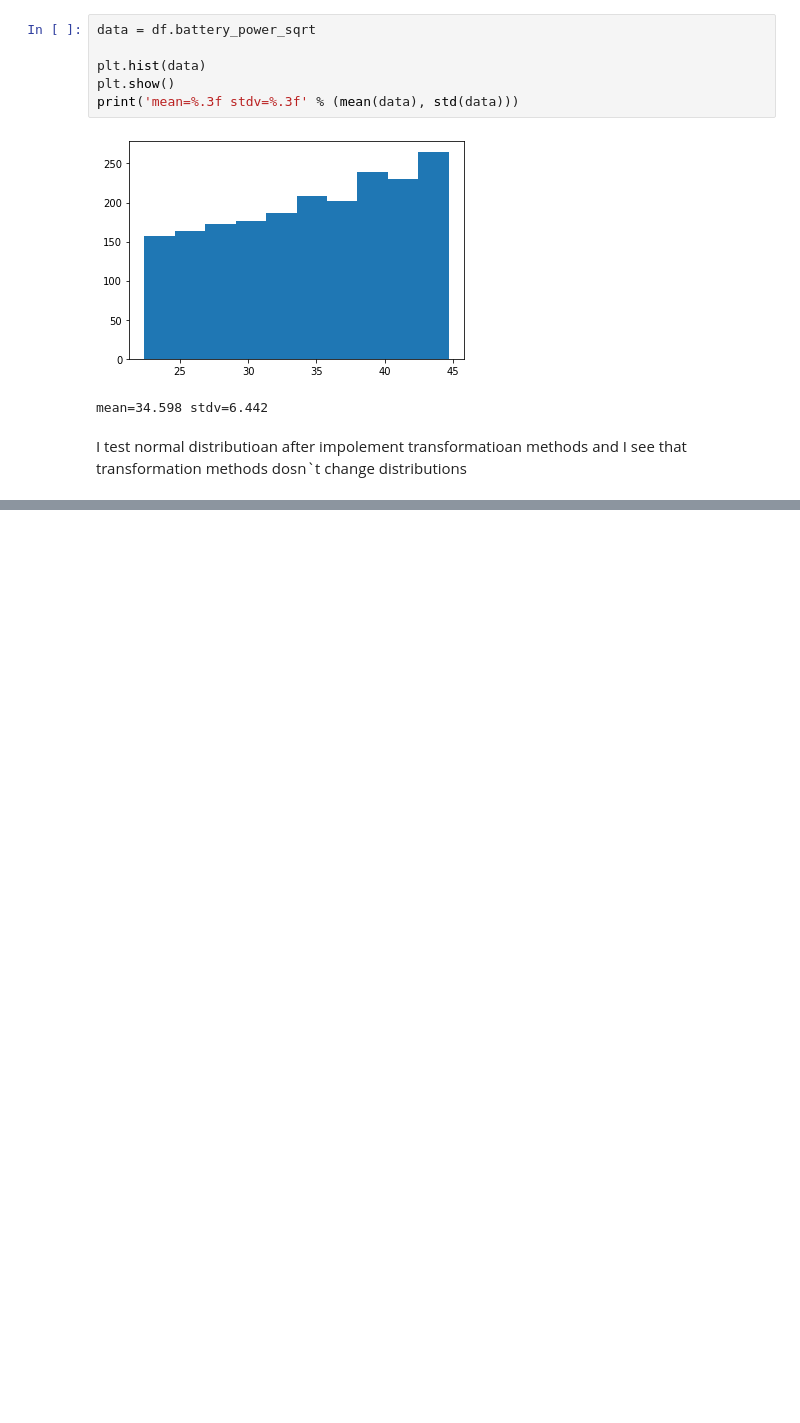
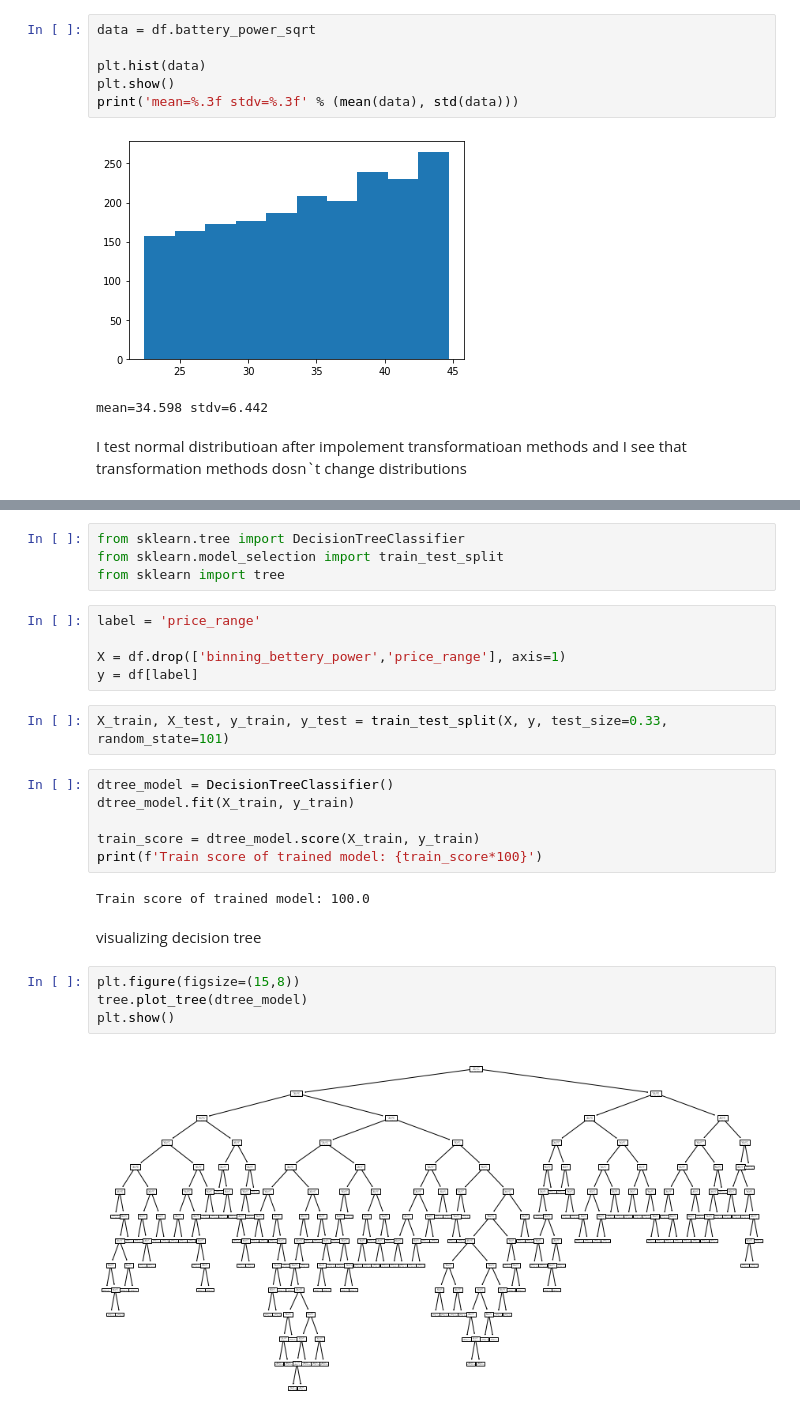
Before and after one commit to MahdyShayesteh/SBU_DataMining_Python, a Jupyter notebook: SVM_Hard_margin_and_Soft_margin.ipynb, the cells around one changed output, grey strips where cells are left out. Cells and saved outputs as stored; diff of their text form; blank space fills up the shorter version.

```diff
--- a/SVM_Hard_margin_and_Soft_margin.ipynb
+++ b/SVM_Hard_margin_and_Soft_margin.ipynb
@@ -219,0 +224,27 @@ I test normal distributioan after impolement transformatioan methods and I see t
+# %%
+from sklearn.tree import DecisionTreeClassifier
+from sklearn.model_selection import train_test_split
+from sklearn import tree
+# %%
+label = 'price_range'
+
+X = df.drop(['binning_bettery_power','price_range'], axis=1)
+y = df[label]
+# %%
+X_train, X_test, y_train, y_test = train_test_split(X, y, test_size=0.33, random_state=101)
+# %%
+dtree_model = DecisionTreeClassifier()
+dtree_model.fit(X_train, y_train)
+
+train_score = dtree_model.score(X_train, y_train)
+print(f'Train score of trained model: {train_score*100}')
+# %% [output]
+Train score of trained model: 100.0
+# %% [markdown]
+visualizing decision tree
+# %%
+plt.figure(figsize=(15,8))
+tree.plot_tree(dtree_model)
+plt.show()
+# %% [output]
+[figure, added]
```
Also changed, not shown: parts of 1 cell of this notebook.
